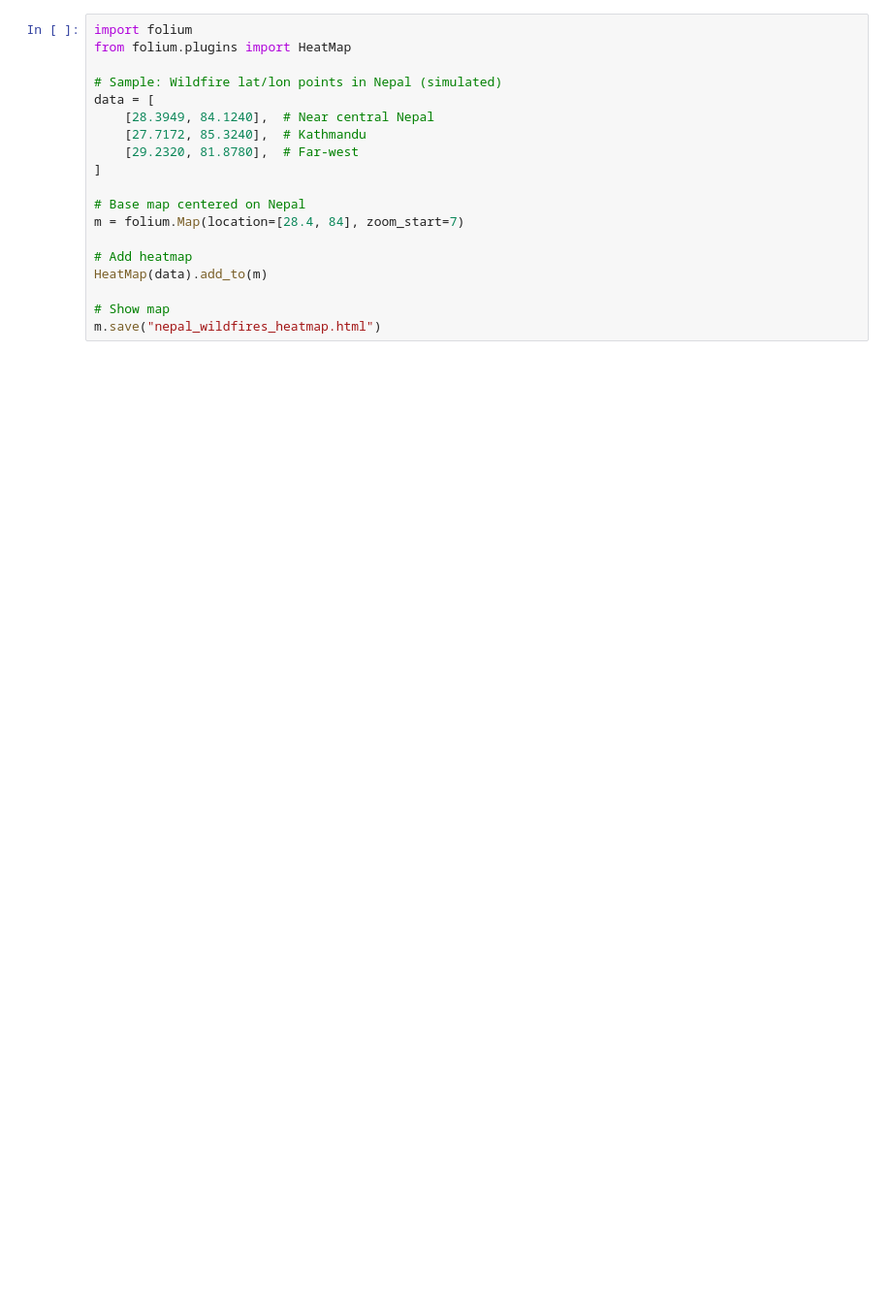
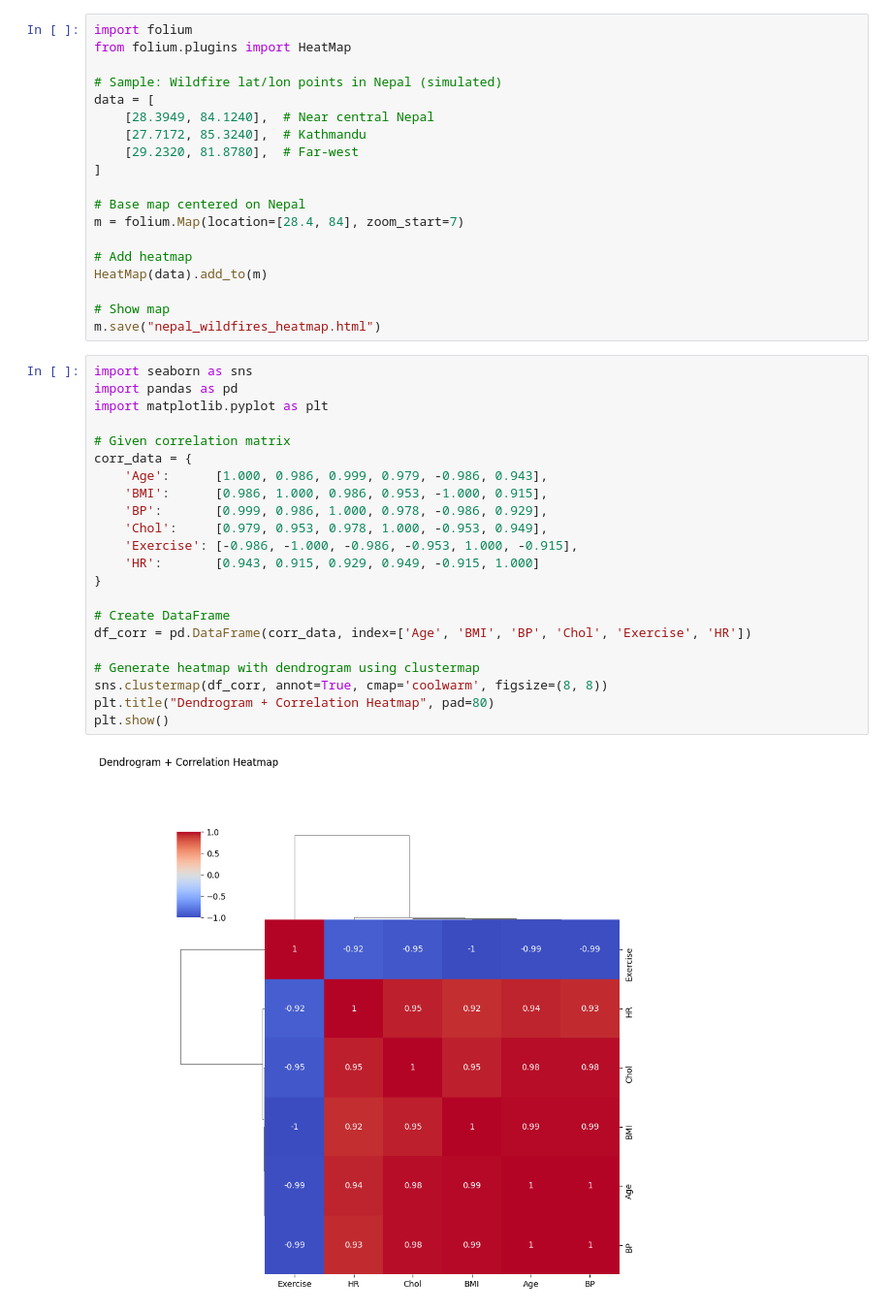
Before and after one commit to suparthghimire/data-analysis-and-visualization-bca-2025, a Jupyter notebook: main/lab-6-visualization-of-two-dimensional-data/index.ipynb, the cells around one changed output. Shown at 97% size. Saved outputs shown, nothing was run; the diff lists cells and outputs as text; blank space fills up the shorter version.

```diff
--- a/main/lab-6-visualization-of-two-dimensional-data/index.ipynb
+++ b/main/lab-6-visualization-of-two-dimensional-data/index.ipynb
@@ -377,3 +335,27 @@ HeatMap(data).add_to(m)
 
 # Show map
 m.save("nepal_wildfires_heatmap.html")
+# %%
+import seaborn as sns
+import pandas as pd
+import matplotlib.pyplot as plt
+
+# Given correlation matrix
+corr_data = {
+    'Age':      [1.000, 0.986, 0.999, 0.979, -0.986, 0.943],
+    'BMI':      [0.986, 1.000, 0.986, 0.953, -1.000, 0.915],
+    'BP':       [0.999, 0.986, 1.000, 0.978, -0.986, 0.929],
+    'Chol':     [0.979, 0.953, 0.978, 1.000, -0.953, 0.949],
+    'Exercise': [-0.986, -1.000, -0.986, -0.953, 1.000, -0.915],
+    'HR':       [0.943, 0.915, 0.929, 0.949, -0.915, 1.000]
+}
+
+# Create DataFrame
+df_corr = pd.DataFrame(corr_data, index=['Age', 'BMI', 'BP', 'Chol', 'Exercise', 'HR'])
+
+# Generate heatmap with dendrogram using clustermap
+sns.clustermap(df_corr, annot=True, cmap='coolwarm', figsize=(8, 8))
+plt.title("Dendrogram + Correlation Heatmap", pad=80)
+plt.show()
+# %% [output]
+[figure, added]
```
Also changed, not shown: parts of 12 cells of this notebook.
